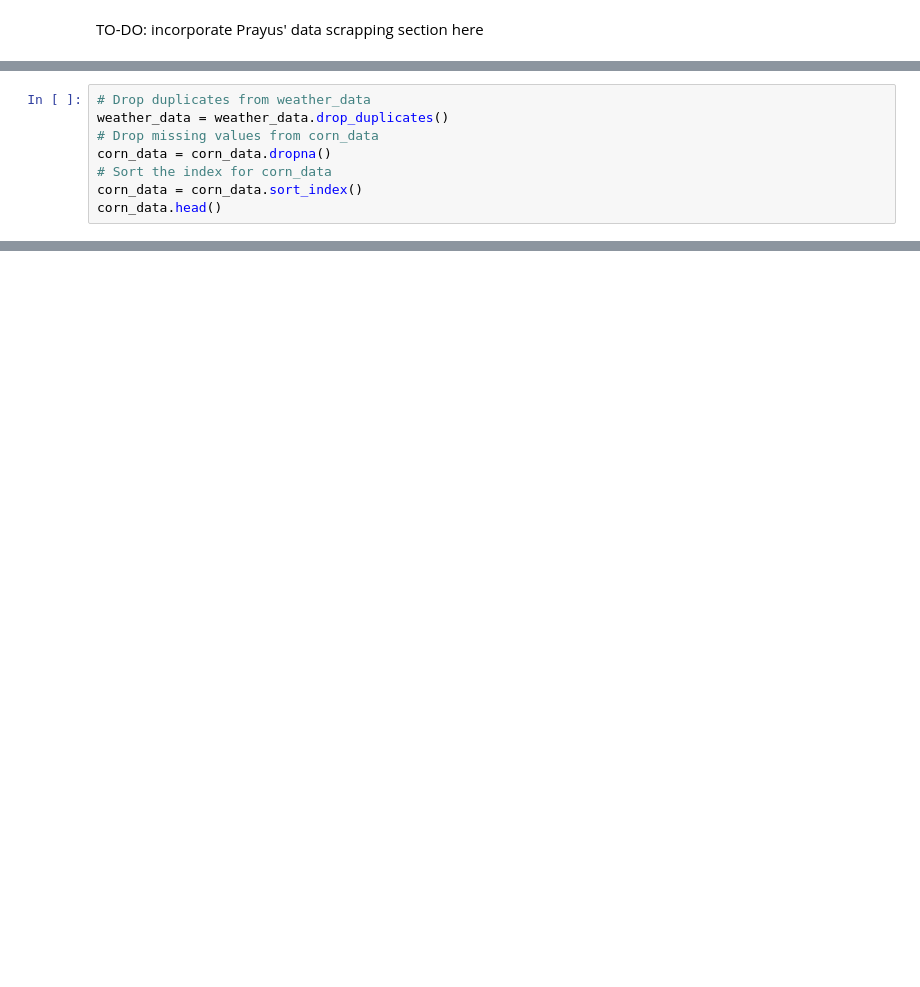
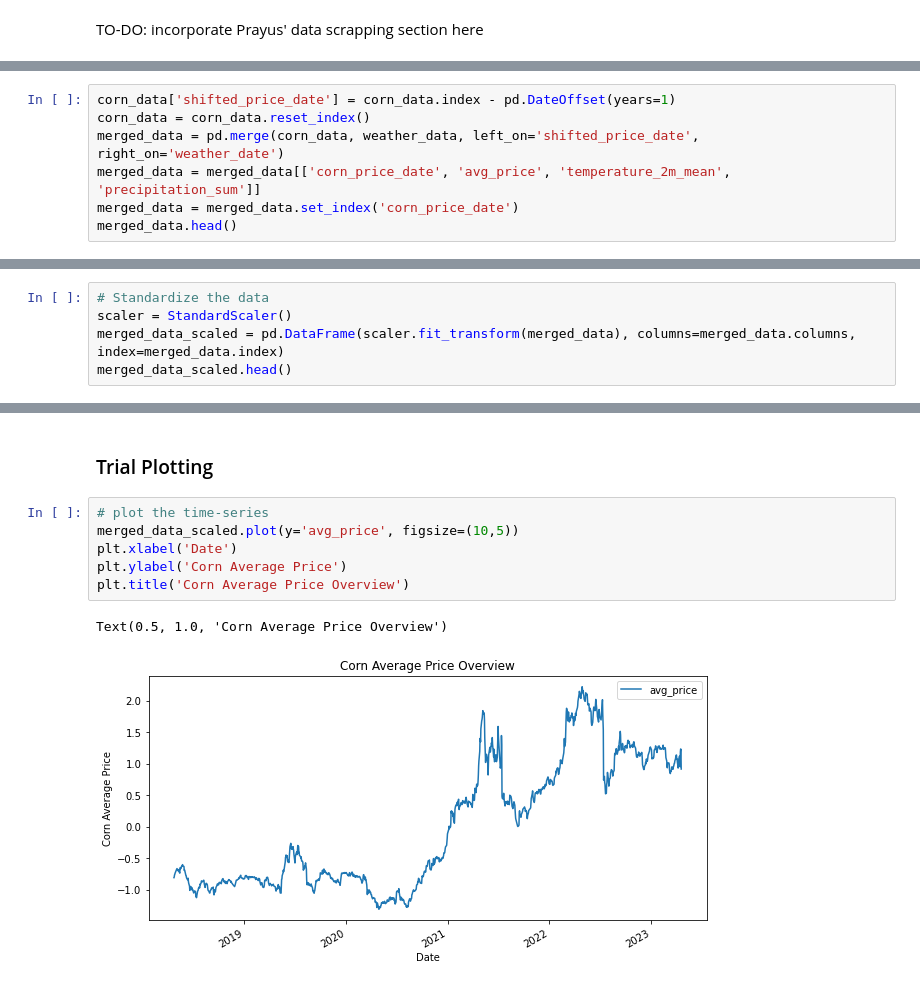
Before and after one commit to PrayusShrestha/crop-price-prediction, a Jupyter notebook: src/final_project.ipynb, the cells around one changed output, grey strips where cells are left out. Cells and saved outputs as stored; diff of their text form; blank space fills up the shorter version.

```diff
--- a/src/final_project.ipynb
+++ b/src/final_project.ipynb
@@ -56,8 +77,0 @@ corn_data.head()
-# %%
-# Drop duplicates from weather_data
-weather_data = weather_data.drop_duplicates()
-# Drop missing values from corn_data
-corn_data = corn_data.dropna()
-# Sort the index for corn_data
-corn_data = corn_data.sort_index()
-corn_data.head()
@@ -70,0 +80,7 @@ corn_data.head()
+# %%
+corn_data['shifted_price_date'] = corn_data.index - pd.DateOffset(years=1)
+corn_data = corn_data.reset_index()
+merged_data = pd.merge(corn_data, weather_data, left_on='shifted_price_date', right_on='weather_date')
+merged_data = merged_data[['corn_price_date', 'avg_price', 'temperature_2m_mean', 'precipitation_sum']]
+merged_data = merged_data.set_index('corn_price_date')
+merged_data.head()
@@ -70,0 +99,5 @@ corn_data.head()
+# %%
+# Standardize the data
+scaler = StandardScaler()
+merged_data_scaled = pd.DataFrame(scaler.fit_transform(merged_data), columns=merged_data.columns, index=merged_data.index)
+merged_data_scaled.head()
@@ -70,0 +112,11 @@ corn_data.head()
+# %% [markdown]
+### Trial Plotting
+# %%
+# plot the time-series
+merged_data_scaled.plot(y='avg_price', figsize=(10,5))
+plt.xlabel('Date')
+plt.ylabel('Corn Average Price')
+plt.title('Corn Average Price Overview')
+# %% [output]
+Text(0.5, 1.0, 'Corn Average Price Overview')
+[figure, added]
```
Also changed, not shown: parts of 30 cells of this notebook.
